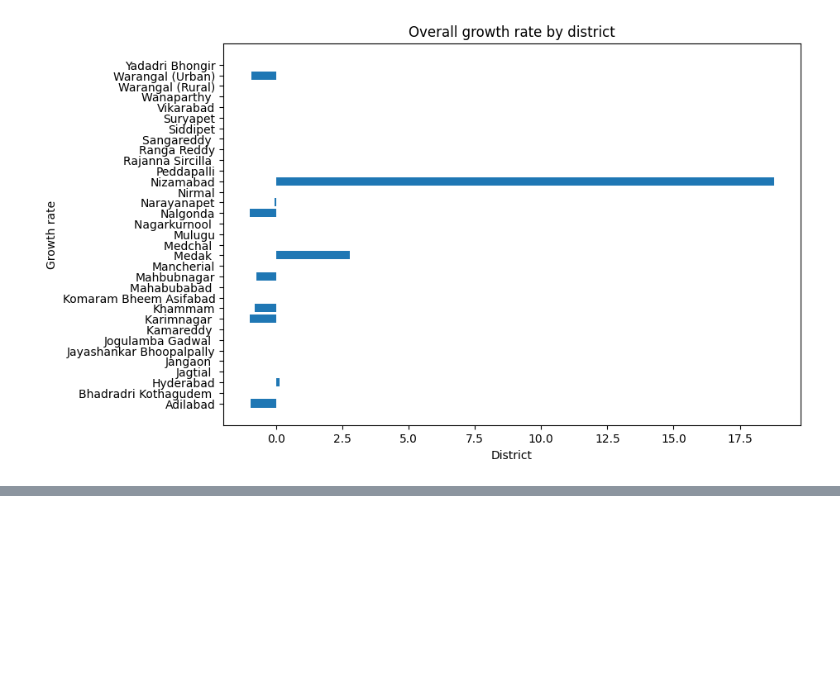
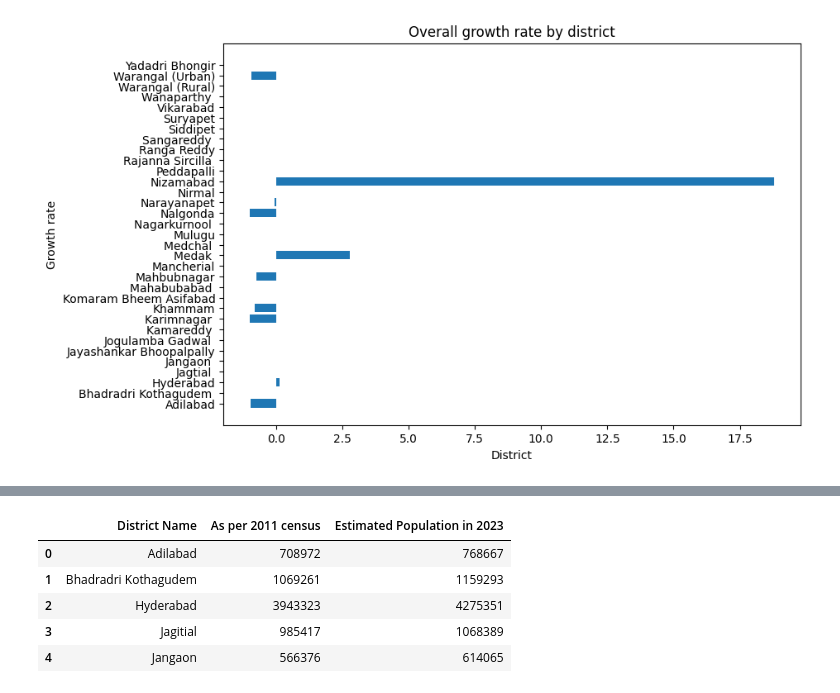
Before and after one commit to Prateek07-Kumar/-Telangana-Government-Tourism, a Jupyter notebook: Notebook/Query.ipynb, the cells around one changed output, grey strips where cells are left out. Saved outputs shown, nothing was run; the diff lists cells and outputs as text; code cells hidden in the pictures; blank space fills up the shorter version.

```diff
--- a/Notebook/Query.ipynb
+++ b/Notebook/Query.ipynb
@@ -407,0 +413,11 @@ plt.show()
+# %%
+population = pd.read_excel("D:\Dataset\-Telangana-Government-Tourism\Data\census 2011.xlsx")
+# %%
+population.head()
+# %% [output]
+|  | District Name | As per 2011 census | Estimated Population in 2023 |
+| 0 | Adilabad | 708972 | 768667 |
+| 1 | Bhadradri Kothagudem | 1069261 | 1159293 |
+| 2 | Hyderabad | 3943323 | 4275351 |
+| 3 | Jagitial | 985417 | 1068389 |
+| 4 | Jangaon | 566376 | 614065 |
```
Also changed, not shown: parts of 9 cells of this notebook, 1 other file.
